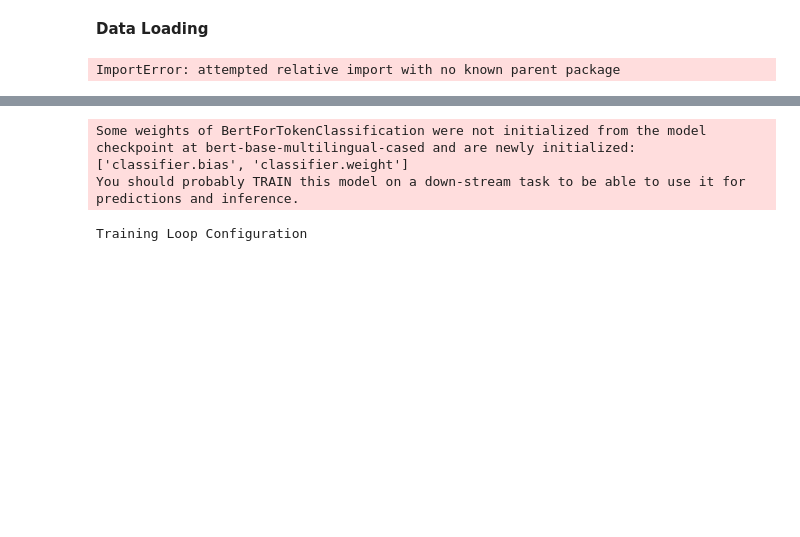
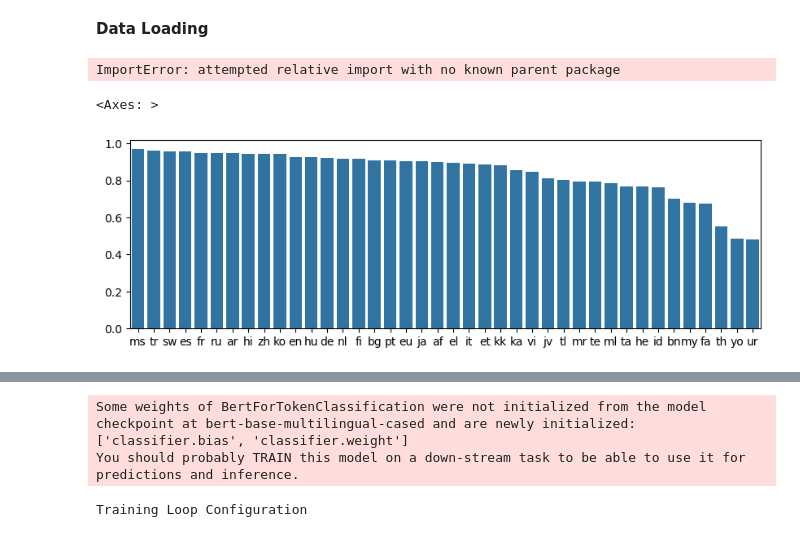
Before and after one commit to LucasG2008/ZS-MNER, a Jupyter notebook: notebooks/sandbox.ipynb, the cells around one changed output, grey strips where cells are left out. Saved outputs shown, nothing was run; the diff lists cells and outputs as text; code cells hidden in the pictures; blank space fills up the shorter version.

```diff
--- a/notebooks/sandbox.ipynb
+++ b/notebooks/sandbox.ipynb
@@ -28,3 +28,23 @@ dataloader = PANX_dataloader(langs=["en"], nrows=100)
 df_train, df_val, df_test = dataloader.load_training_data()
 # %% [output]
 ImportError: attempted relative import with no known parent package
+# %%
+import json
+import seaborn as sns
+import matplotlib.pyplot as plt
+import numpy as np
+
+plt.figure(figsize=(10, 3))
+
+with open('../src/data/model_performance/var_model_accuracy.json') as f:
+    var_rom_accuracy = json.load(f)
+
+keys = list(var_rom_accuracy.keys())
+values = list(var_rom_accuracy.values())
+sorted_value_index = np.argsort(values)[::-1]
+sorted_dict = {keys[i]: values[i] for i in sorted_value_index}
+
+sns.barplot(x=list(sorted_dict.keys()), y=list(sorted_dict.values()))
+# %% [output]
+<Axes: >
+[figure, added]
```
Also changed, not shown: parts of 1 cell of this notebook, 9 other files.
